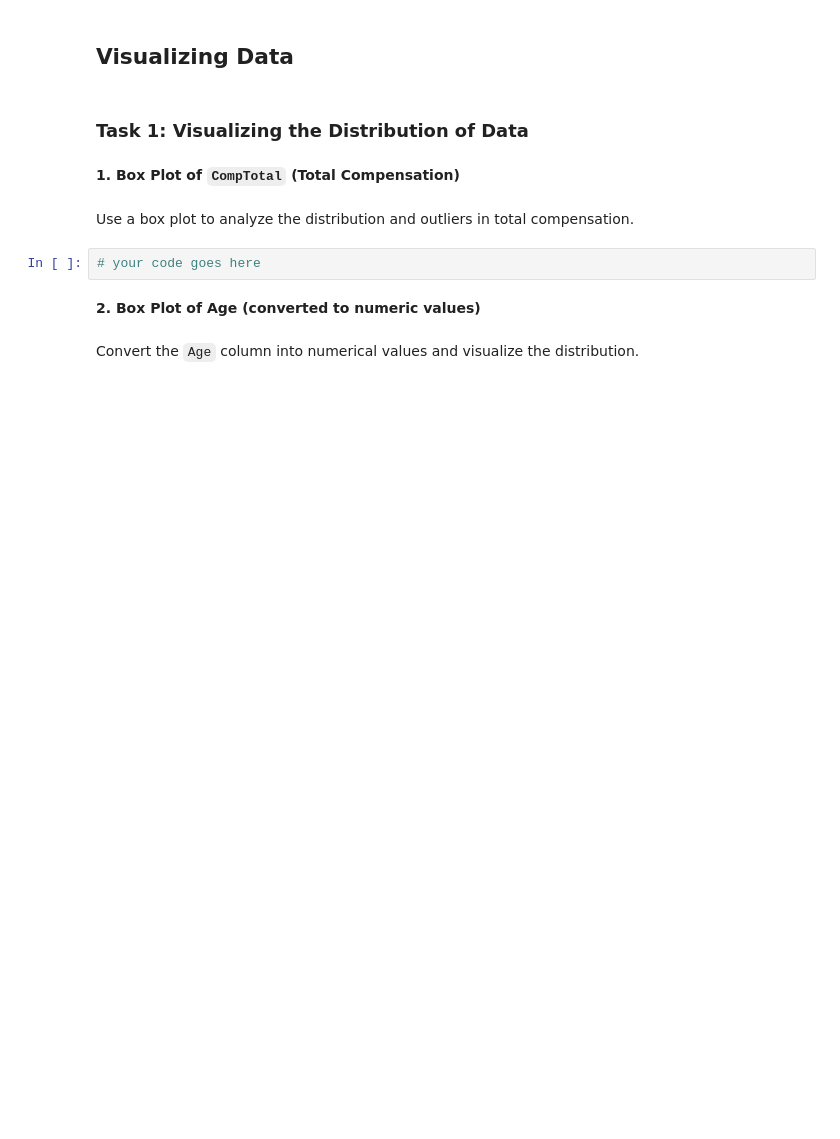
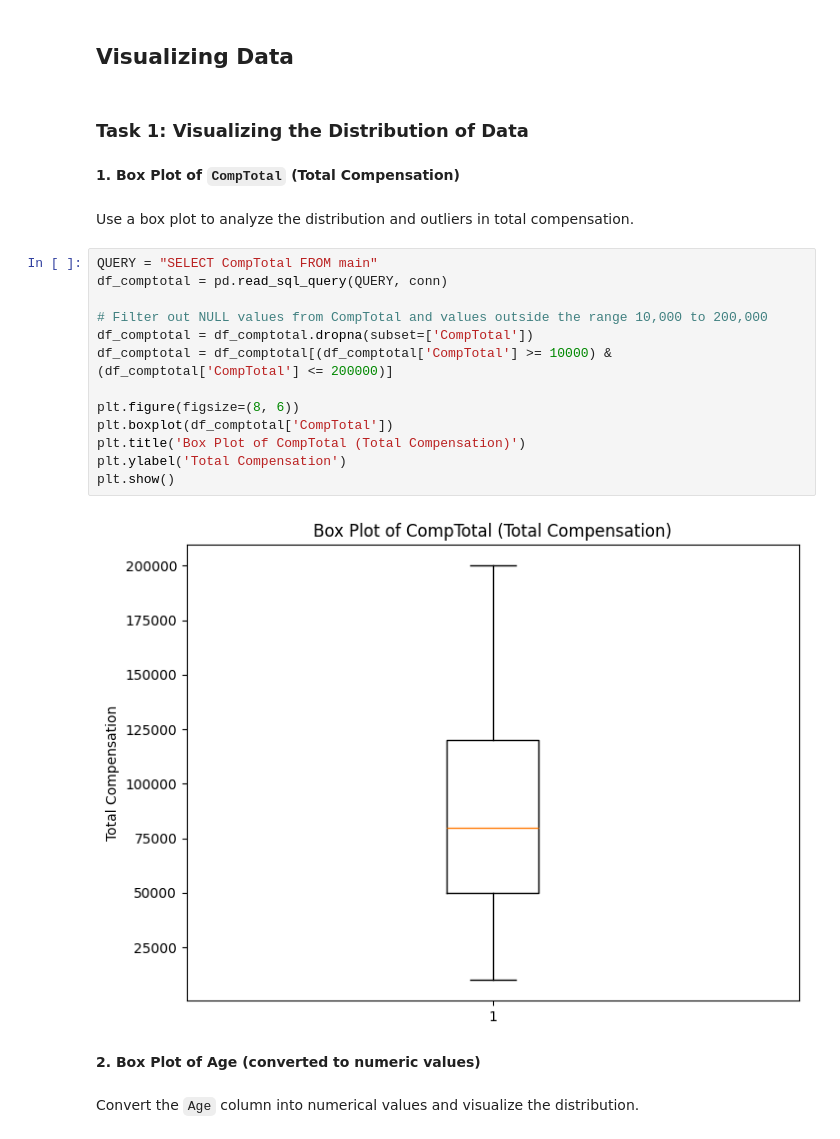
Before and after one commit to Sumant-crty/IBM-Data-Analyst-Capstone-Project, a Jupyter notebook: Lab 15 Box Plot.ipynb, the cells around one changed output. Drawn from its saved outputs; the diff is of its cells as text; blank space fills up the shorter version.

```diff
--- a/Lab 15 Box Plot.ipynb
+++ b/Lab 15 Box Plot.ipynb
@@ -77,8 +115,21 @@ print(df_age)
 **1. Box Plot of `CompTotal` (Total Compensation)**
 # %% [markdown]
 Use a box plot to analyze the distribution and outliers in total compensation.
-# %%
-# your code goes here
+# %%
+QUERY = "SELECT CompTotal FROM main"
+df_comptotal = pd.read_sql_query(QUERY, conn)
+
+# Filter out NULL values from CompTotal and values outside the range 10,000 to 200,000
+df_comptotal = df_comptotal.dropna(subset=['CompTotal'])
+df_comptotal = df_comptotal[(df_comptotal['CompTotal'] >= 10000) & (df_comptotal['CompTotal'] <= 200000)]
+
+plt.figure(figsize=(8, 6))
+plt.boxplot(df_comptotal['CompTotal'])
+plt.title('Box Plot of CompTotal (Total Compensation)')
+plt.ylabel('Total Compensation')
+plt.show()
+# %% [output]
+[figure, added]
 # %% [markdown]
 **2. Box Plot of Age (converted to numeric values)**
 # %% [markdown]
```
Also changed, not shown: parts of 22 cells of this notebook.
